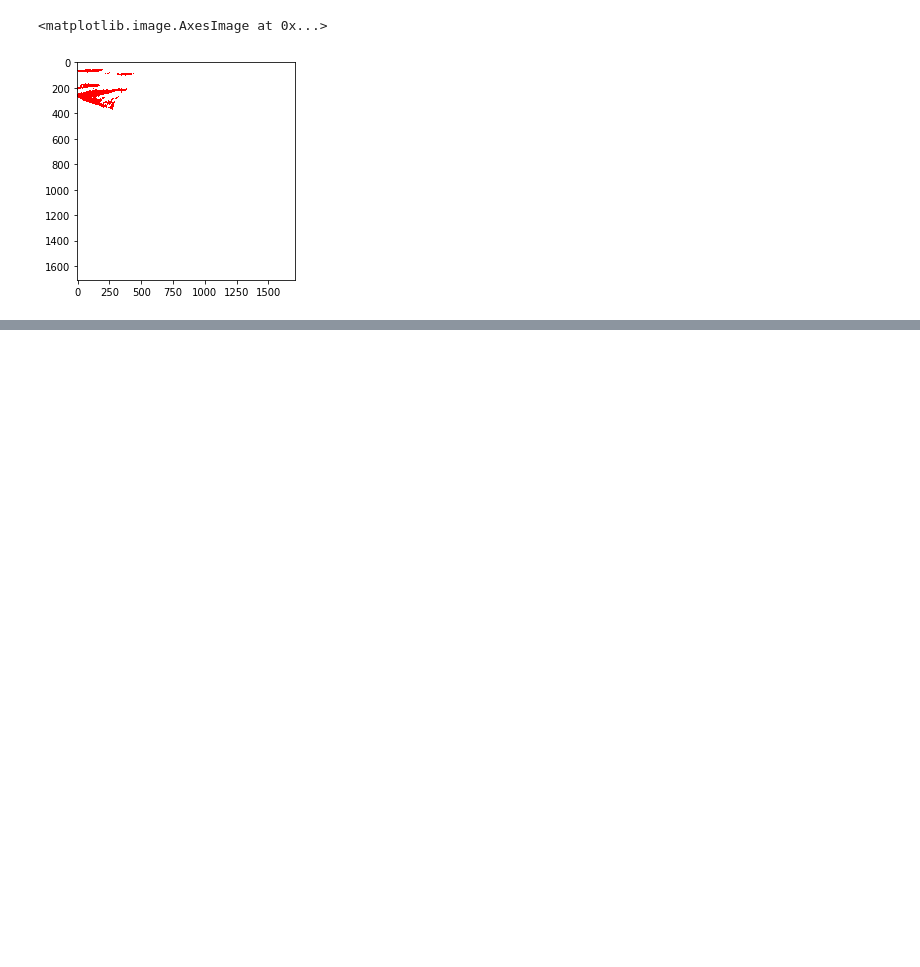
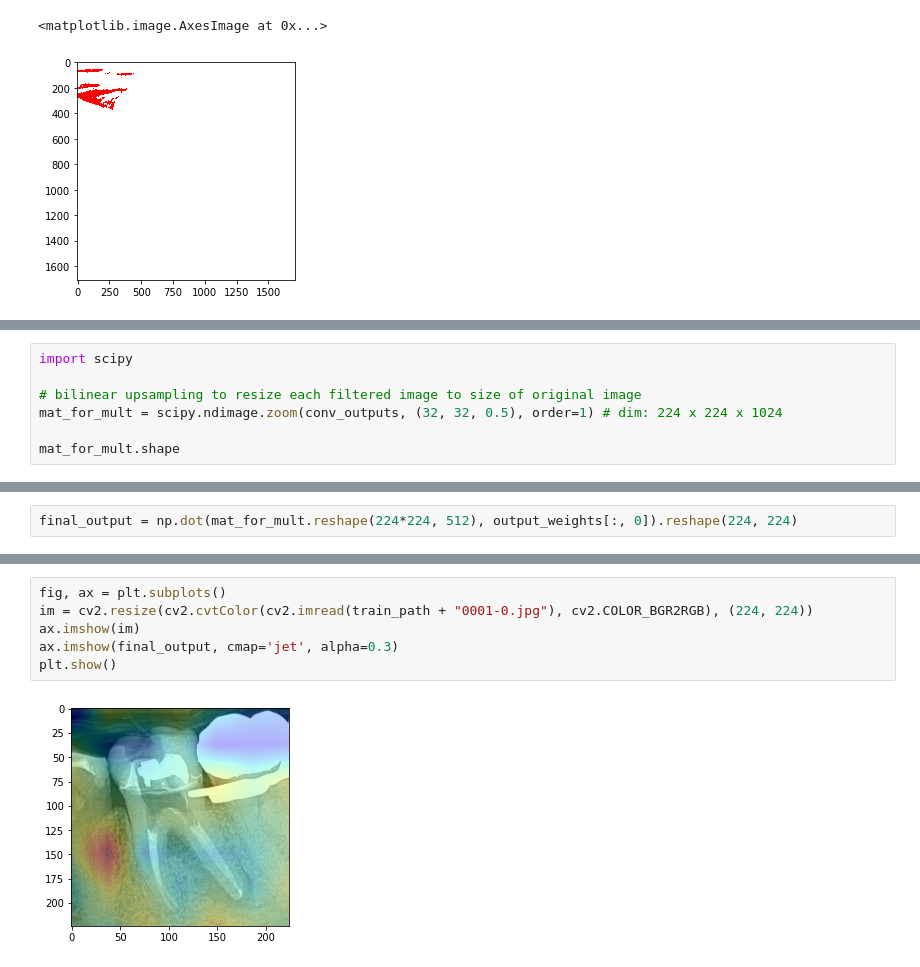
Before and after one commit to jordancoil/dental-lesions, a Jupyter notebook: KERAS-CAM-TEST.ipynb, the cells around one changed output, grey strips where cells are left out. Saved outputs shown, nothing was run; the diff lists cells and outputs as text; blank space fills up the shorter version.

Commit message:
well with a little bit of linear algebra magic, i was able to get a meaningful heatmap!

```diff
--- a/KERAS-CAM-TEST.ipynb
+++ b/KERAS-CAM-TEST.ipynb
@@ -408,0 +381,7 @@ InvalidArgumentError: Matrix size-incompatible: In[0]: [512,1], In[1]: [7,7168]
+# %%
+import scipy
+
+# bilinear upsampling to resize each filtered image to size of original image
+mat_for_mult = scipy.ndimage.zoom(conv_outputs, (32, 32, 0.5), order=1) # dim: 224 x 224 x 1024
+
+mat_for_mult.shape
@@ -408,0 +390,2 @@ InvalidArgumentError: Matrix size-incompatible: In[0]: [512,1], In[1]: [7,7168]
+# %%
+final_output = np.dot(mat_for_mult.reshape(224*224, 512), output_weights[:, 0]).reshape(224, 224)
@@ -408,0 +408,8 @@ InvalidArgumentError: Matrix size-incompatible: In[0]: [512,1], In[1]: [7,7168]
+# %%
+fig, ax = plt.subplots()
+im = cv2.resize(cv2.cvtColor(cv2.imread(train_path + "0001-0.jpg"), cv2.COLOR_BGR2RGB), (224, 224))
+ax.imshow(im)
+ax.imshow(final_output, cmap='jet', alpha=0.3)
+plt.show()
+# %% [output]
+[figure, added]
```
Also changed, not shown: parts of 13 cells of this notebook.
